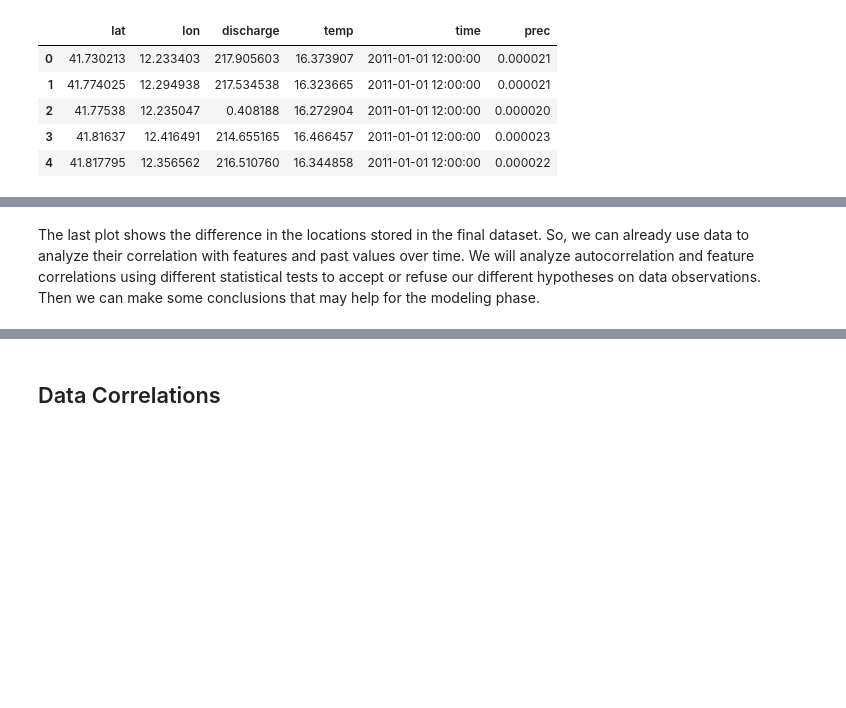
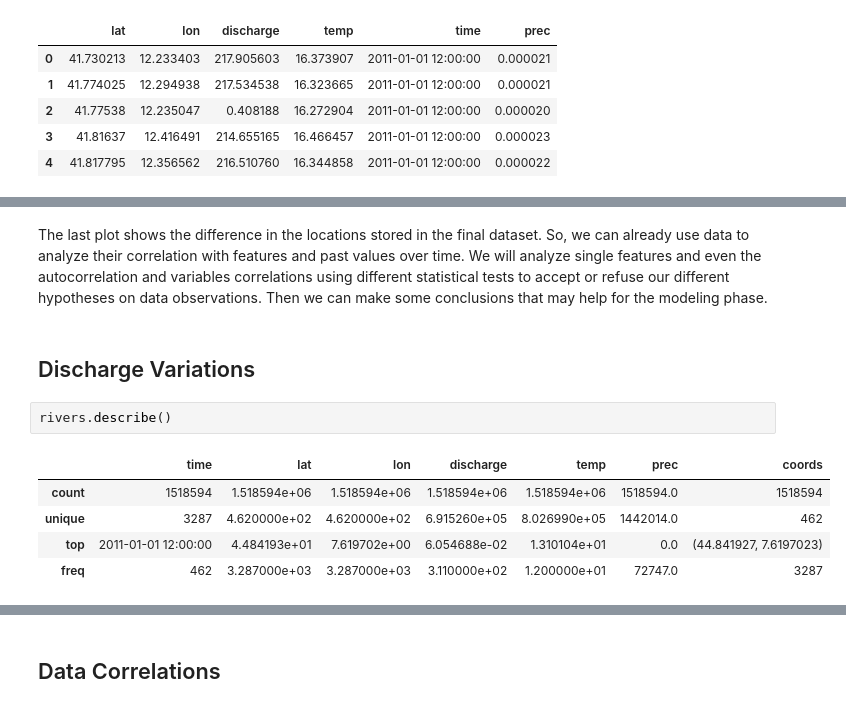
Before and after one commit to kode-git/copernicus, a Jupyter notebook: notebooks/data_analysis.ipynb, the cells around one changed output, grey strips where cells are left out. Drawn from its saved outputs; the diff is of its cells as text; blank space fills up the shorter version.

```diff
--- a/notebooks/data_analysis.ipynb
+++ b/notebooks/data_analysis.ipynb
@@ -194,2 +191,12 @@ plt.plot(coords_rivers['lon'], coords_rivers['lat'], '.', color='blue')
 # %% [markdown]
-The last plot shows the difference in the locations stored in the final dataset. So, we can already use data to analyze their correlation with features and past values over time. We will analyze autocorrelation and feature correlations using different statistical tests to accept or refuse our different hypotheses on data observations. Then we can make some conclusions that may help for the modeling phase.
+The last plot shows the difference in the locations stored in the final dataset. So, we can already use data to analyze their correlation with features and past values over time. We will analyze single features and even the autocorrelation and variables correlations using different statistical tests to accept or refuse our different hypotheses on data observations. Then we can make some conclusions that may help for the modeling phase.
+# %% [markdown]
+## Discharge Variations
+# %%
+rivers.describe()
+# %% [output]
+|  | time | lat | lon | discharge | temp | prec | coords |
+| count | 1518594 | 1.518594e+06 | 1.518594e+06 | 1.518594e+06 | 1.518594e+06 | 1518594.0 | 1518594 |
+| unique | 3287 | 4.620000e+02 | 4.620000e+02 | 6.915260e+05 | 8.026990e+05 | 1442014.0 | 462 |
+| top | 2011-01-01 12:00:00 | 4.484193e+01 | 7.619702e+00 | 6.054688e-02 | 1.310104e+01 | 0.0 | (44.841927, 7.6197023) |
+| freq | 462 | 3.287000e+03 | 3.287000e+03 | 3.110000e+02 | 1.200000e+01 | 72747.0 | 3287 |
```
Also changed, not shown: parts of 20 cells of this notebook.
